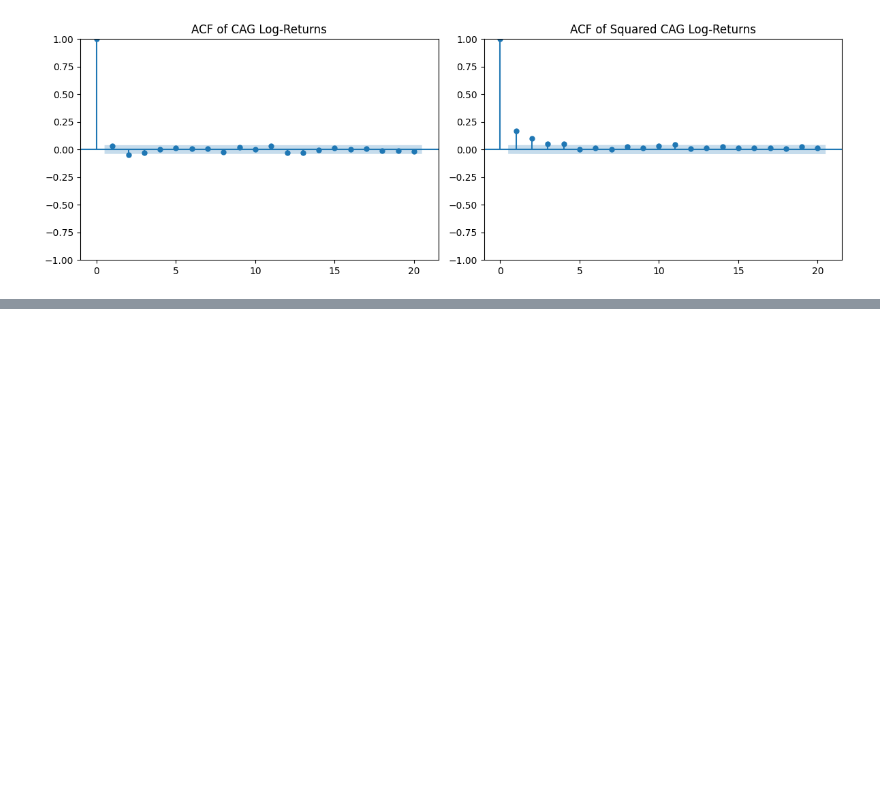
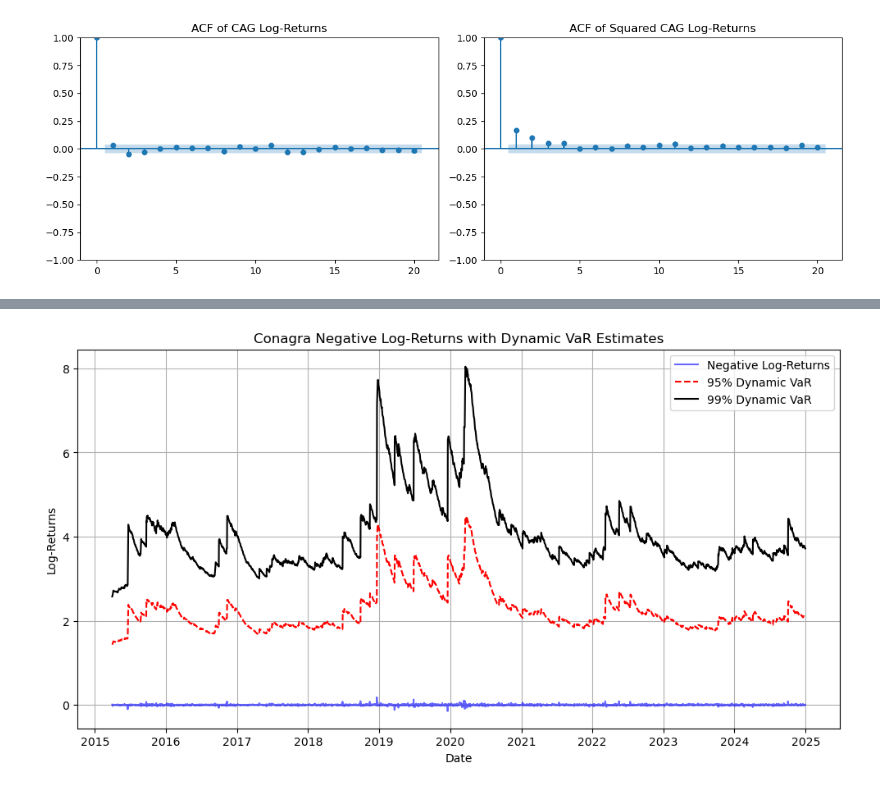
Before and after one commit to pablogalleg/timeseries2, a Jupyter notebook: conagra_analysis.ipynb, the cells around one changed output, grey strips where cells are left out. Drawn from its saved outputs; the diff is of its cells as text; code cells hidden in the pictures; blank space fills up the shorter version.

Commit message:
added graph

```diff
--- a/conagra_analysis.ipynb
+++ b/conagra_analysis.ipynb
@@ -196 +196,44 @@ CAG ES (95%): h.1   -2.96449
 Name: 2024-12-30 00:00:00, dtype: float64
+# %%
+import numpy as np
+import pandas as pd
+import matplotlib.pyplot as plt
+from scipy.stats import t
+
+# -------------------------
+# 1. Extract conditional volatility and standardized residuals
+# -------------------------
+std_residuals = cag_garch_fit.resid / cag_garch_fit.conditional_volatility
+std_residuals = std_residuals.dropna()
+cond_volatility = cag_garch_fit.conditional_volatility.dropna()
+
+# -------------------------
+# 2. Fit t-distribution to standardized residuals
+# -------------------------
+df_t, loc_t, scale_t = t.fit(std_residuals)
+
+# -------------------------
+# 3. Compute dynamic VaR at 95% and 99%
+#    Using t-distribution quantiles scaled by conditional volatility
+# -------------------------
+VaR_95 = -scale_t * t.ppf(0.05, df_t) * cond_volatility
+VaR_99 = -scale_t * t.ppf(0.01, df_t) * cond_volatility
+
+# -------------------------
+# 4. Plot negative log-returns with dynamic VaR
+# -------------------------
+plt.figure(figsize=(12, 6))
+
+# Note: 'Conagra' is assumed to be your DataFrame with a 'Log_Return' column
+plt.plot(-cag['Log_Return'], label="Negative Log-Returns", color='blue', alpha=0.6)
+plt.plot(VaR_95, label="95% Dynamic VaR", linestyle='dashed', color='red')
+plt.plot(VaR_99, label="99% Dynamic VaR", linestyle='solid', color='black')
+
+plt.xlabel("Date")
+plt.ylabel("Log-Returns")
+plt.title("Conagra Negative Log-Returns with Dynamic VaR Estimates")
+plt.legend()
+plt.grid()
+plt.show()
+# %% [output]
+[figure, added]
```
Also changed, not shown: parts of 7 cells of this notebook.
